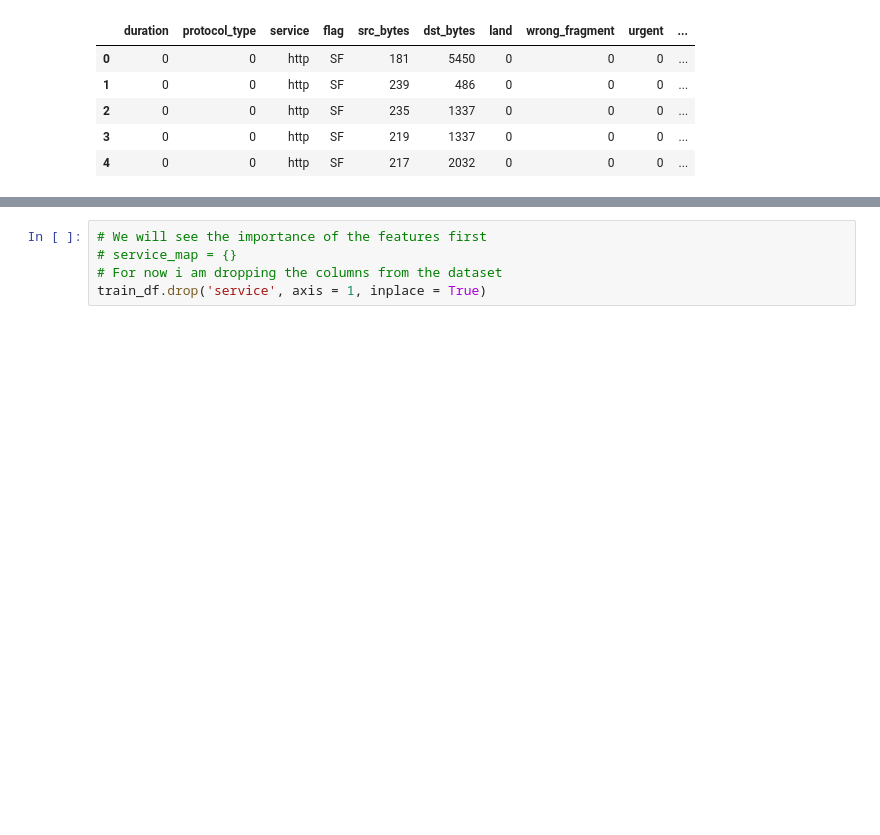
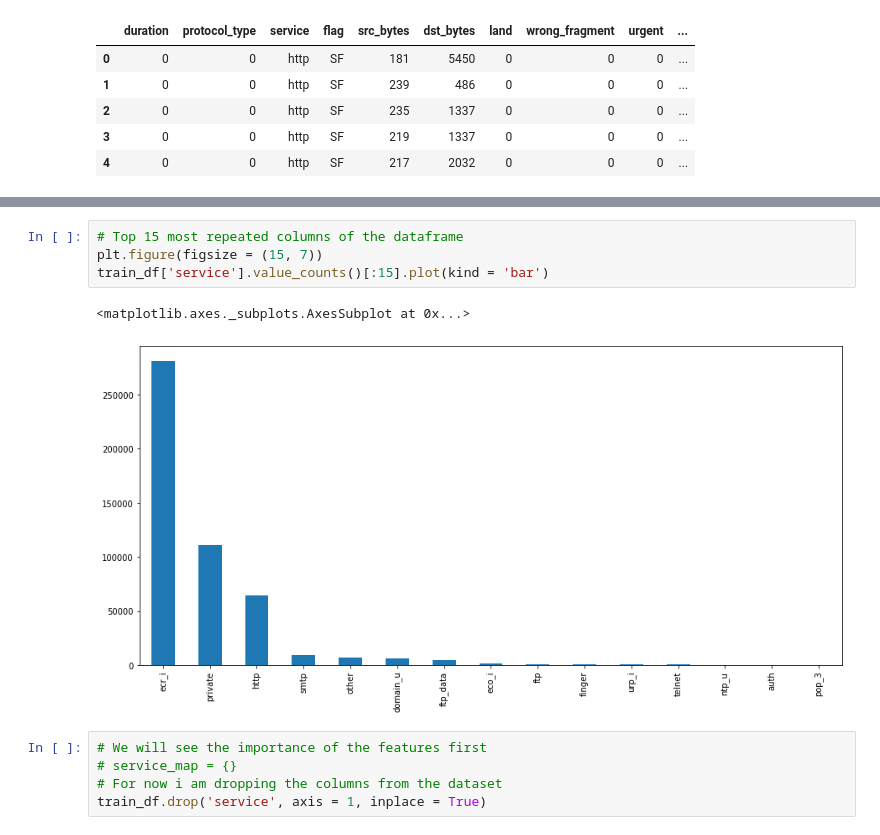
Before and after one commit to lakshaygola/Anomaly-Detection, a Jupyter notebook: Anomaly_Detection.ipynb, the cells around one changed output, grey strips where cells are left out. Cells and saved outputs as stored; diff of their text form; blank space fills up the shorter version.

```diff
--- a/Anomaly_Detection.ipynb
+++ b/Anomaly_Detection.ipynb
@@ -342,4 +331,11 @@ pm_dump         1
 Name: service, Length: 66, dtype: int64
+# %%
+# Top 15 most repeated columns of the dataframe
+plt.figure(figsize = (15, 7))
+train_df['service'].value_counts()[:15].plot(kind = 'bar')
+# %% [output]
+<matplotlib.axes._subplots.AxesSubplot at 0x...>
+[figure, added]
 # %%
 # We will see the importance of the features first
 # service_map = {}
```
Also changed, not shown: parts of 39 cells of this notebook.
